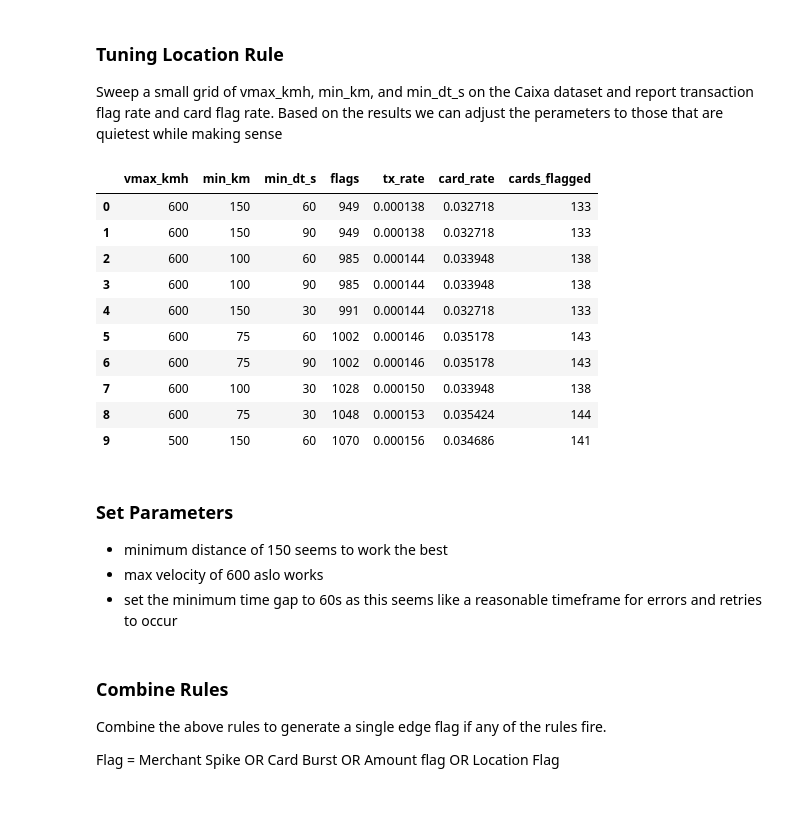
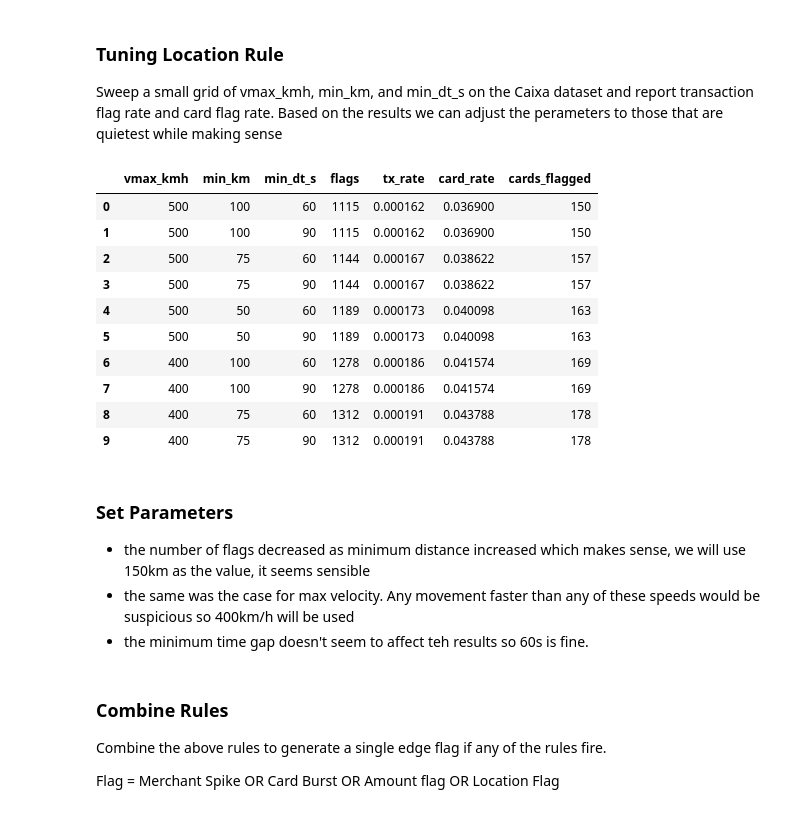
Before and after one commit to c-murphy01/edge_fraud_POS, a Jupyter notebook: notebooks/baseline_evaluation.ipynb, the cells around one changed output. Drawn from its saved outputs; the diff is of its cells as text; code cells hidden in the pictures.

```diff
--- a/notebooks/baseline_evaluation.ipynb
+++ b/notebooks/baseline_evaluation.ipynb
@@ -282,11 +282,11 @@ Evaluate the rules with some initial estimates to ensure they work.
 from baseline_detector import AmountCap, CardEWMA
 
 #set starting values for parameters
-CAP = 1200.0
+CAP = 1250.0
 ALPHA = 0.2
-K = 2.5
+K = 4
 INITIAL = 2
-MIN_GATE = 500
+MIN_GATE = 100
 
 #instantiate amount cap and card ewma classes with above parameters
 ac = AmountCap(cap=CAP)
@@ -333,11 +344,7 @@ There are no ground truths for this data so we use the Caixa data and aim for lo
 # %%
-#look at amount distribution
-q = dfc["amount"].quantile([0.995, 0.999, 0.9995, 0.9999]).round(2)
-print(q)
-
 #list of candidate thresholds
 candidates = sorted(set([
-    1250, 1400, 1500, 1600
+    1250, 1500, 1750, 2000, 2250
 ]))
 
 #empty list to hold results
@@ -387,19 +390,14 @@ Based on the results, a cap of 1500 provides coverage of very high spends while
 
 Test out a few values for alpha, k, initial (warm up) transactions, and minimum gates to find a combination that works best
 # %%
-# import importlib
-# import baseline_detector
-
-# importlib.reload(baseline_detector)
-
 #alpha test values
-alphas = [0.1, 0.2]
+alphas = [0.15, 0.2, 0.25]
 #z score threshold
 test_ks     = [4.5, 5, 5.25, 5.5]
 #initial warm up values for transactions to see before scoring
 inits  = [5, 10]
 #set minimum gate values to test
-gates = [600, 750, 850, 1000]
+gates = [100, 200, 250, 300]
 
 #list to hold results
 results = []
@@ -519,9 +517,9 @@ ImpossibleTravel: 1158 tx flagged (0.01687%); distinct cards: 150 (3.69004%)
 Sweep a small grid of vmax_kmh, min_km, and min_dt_s on the Caixa dataset and report transaction flag rate and card flag rate. Based on the results we can adjust the perameters to those that are quietest while making sense
 # %%
 #set values to test for max speed, minimum distance, and minimum time delta
-v_maxs   = [500, 600]
-min_kms  = [75, 100, 150]
-min_dts  = [30, 60, 90]
+v_maxs   = [350, 400, 500]
+min_kms  = [50, 75, 100]
+min_dts  = [60, 90]
 
 #find number of transactions and unique cards in the dataset
 n_tx = len(dfc)
@@ -541,48 +539,48 @@ def eval_combo(vmax, min_km, min_dt):
         if f:
             flags += 1
             cards.add(row.card_id)
     #return a dictionary with the results
     return {
         "vmax_kmh": vmax,
         "min_km": min_km,
         "min_dt_s": min_dt,
         "flags": flags,
         #safe division to avoid division by zero
         "tx_rate": flags / n_tx if n_tx else 0.0,
         "card_rate": len(cards) / n_cards if n_cards else 0.0,
         "cards_flagged": len(cards),
     }
 
 rows = []
 #loop through each combination of parameters
 for vmax in v_maxs:
     for mk in min_kms:
         for md in min_dts:
             rows.append(eval_combo(vmax, mk, md))
 
 #sort results
 sweep = pd.DataFrame(rows).sort_values(
     ["tx_rate", "card_rate", "min_km", "vmax_kmh", "min_dt_s"]
 ).reset_index(drop=True)
 #look at first 10 rows
 sweep.head(10)
 # %% [output]
 |  | vmax_kmh | min_km | min_dt_s | flags | tx_rate | card_rate | cards_flagged |
-| 0 | 600 | 150 | 60 | 949 | 0.000138 | 0.032718 | 133 |
-| 1 | 600 | 150 | 90 | 949 | 0.000138 | 0.032718 | 133 |
-| 2 | 600 | 100 | 60 | 985 | 0.000144 | 0.033948 | 138 |
-| 3 | 600 | 100 | 90 | 985 | 0.000144 | 0.033948 | 138 |
-| 4 | 600 | 150 | 30 | 991 | 0.000144 | 0.032718 | 133 |
-| 5 | 600 | 75 | 60 | 1002 | 0.000146 | 0.035178 | 143 |
-| 6 | 600 | 75 | 90 | 1002 | 0.000146 | 0.035178 | 143 |
-| 7 | 600 | 100 | 30 | 1028 | 0.000150 | 0.033948 | 138 |
-| 8 | 600 | 75 | 30 | 1048 | 0.000153 | 0.035424 | 144 |
-| 9 | 500 | 150 | 60 | 1070 | 0.000156 | 0.034686 | 141 |
+| 0 | 500 | 100 | 60 | 1115 | 0.000162 | 0.036900 | 150 |
+| 1 | 500 | 100 | 90 | 1115 | 0.000162 | 0.036900 | 150 |
+| 2 | 500 | 75 | 60 | 1144 | 0.000167 | 0.038622 | 157 |
+| 3 | 500 | 75 | 90 | 1144 | 0.000167 | 0.038622 | 157 |
+| 4 | 500 | 50 | 60 | 1189 | 0.000173 | 0.040098 | 163 |
+| 5 | 500 | 50 | 90 | 1189 | 0.000173 | 0.040098 | 163 |
+| 6 | 400 | 100 | 60 | 1278 | 0.000186 | 0.041574 | 169 |
+| 7 | 400 | 100 | 90 | 1278 | 0.000186 | 0.041574 | 169 |
+| 8 | 400 | 75 | 60 | 1312 | 0.000191 | 0.043788 | 178 |
+| 9 | 400 | 75 | 90 | 1312 | 0.000191 | 0.043788 | 178 |
 # %% [markdown]
 ### Set Parameters
 
-- minimum distance of 150 seems to work the best
-- max velocity of 600 aslo works
-- set the minimum time gap to 60s as this seems like a reasonable timeframe for errors and retries to occur
+- the number of flags decreased as minimum distance increased which makes sense, we will use 150km as the value, it seems sensible
+- the same was the case for max velocity. Any movement faster than any of these speeds would be suspicious so 400km/h will be used
+- the minimum time gap doesn't seem to affect teh results so 60s is fine.
 # %%
 #Set final parameters
```
Also changed, not shown: parts of 12 cells of this notebook, 3 other files.
